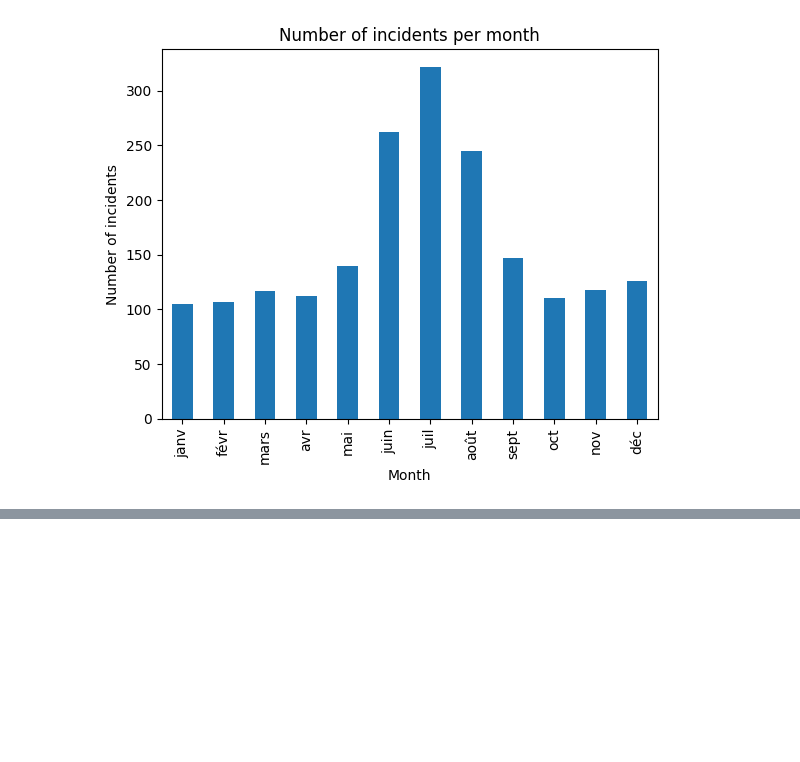
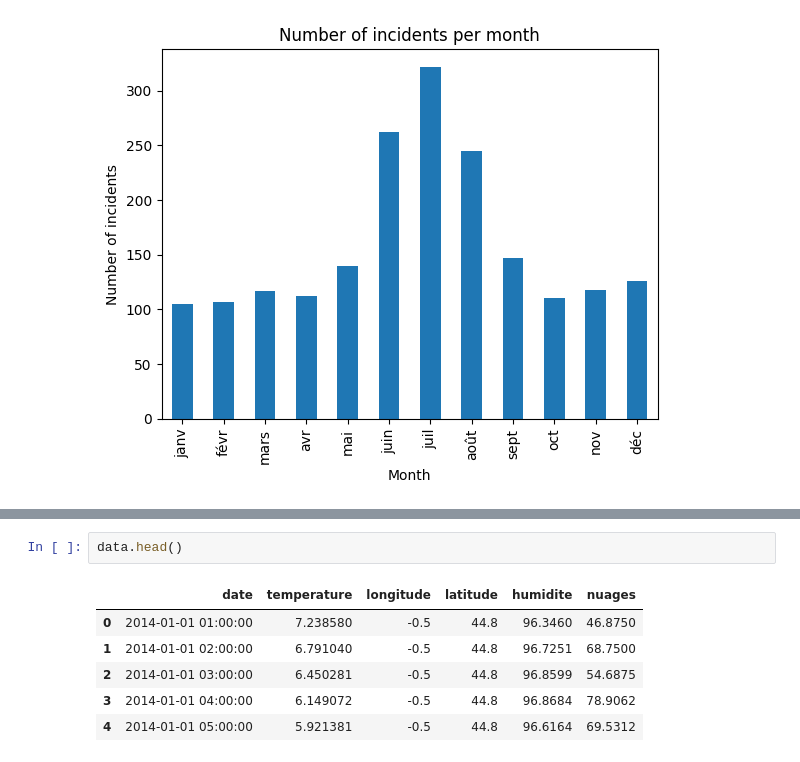
Before and after one commit to ffichet/aiForIndustryEnedis, a Jupyter notebook: show_data.ipynb, the cells around one changed output, grey strips where cells are left out. Drawn from its saved outputs; the diff is of its cells as text; blank space fills up the shorter version.

```diff
--- a/show_data.ipynb
+++ b/show_data.ipynb
@@ -124 +57,10 @@ print(data)
+# %%
+data.head()
+# %% [output]
+|  | date | temperature | longitude | latitude | humidite | nuages |
+| 0 | 2014-01-01 01:00:00 | 7.238580 | -0.5 | 44.8 | 96.3460 | 46.8750 |
+| 1 | 2014-01-01 02:00:00 | 6.791040 | -0.5 | 44.8 | 96.7251 | 68.7500 |
+| 2 | 2014-01-01 03:00:00 | 6.450281 | -0.5 | 44.8 | 96.8599 | 54.6875 |
+| 3 | 2014-01-01 04:00:00 | 6.149072 | -0.5 | 44.8 | 96.8684 | 78.9062 |
+| 4 | 2014-01-01 05:00:00 | 5.921381 | -0.5 | 44.8 | 96.6164 | 69.5312 |
 # %%
```
Also changed, not shown: parts of 20 cells of this notebook, 2 other files.
